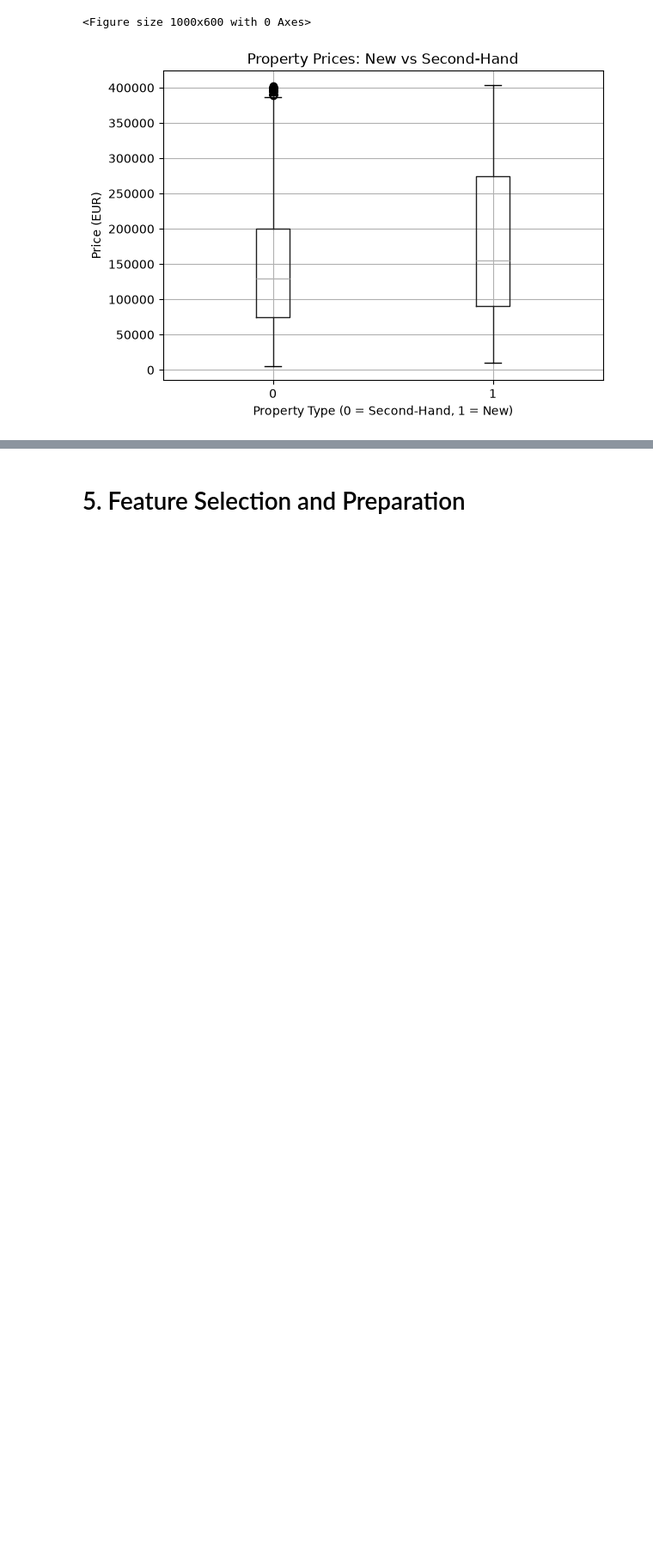
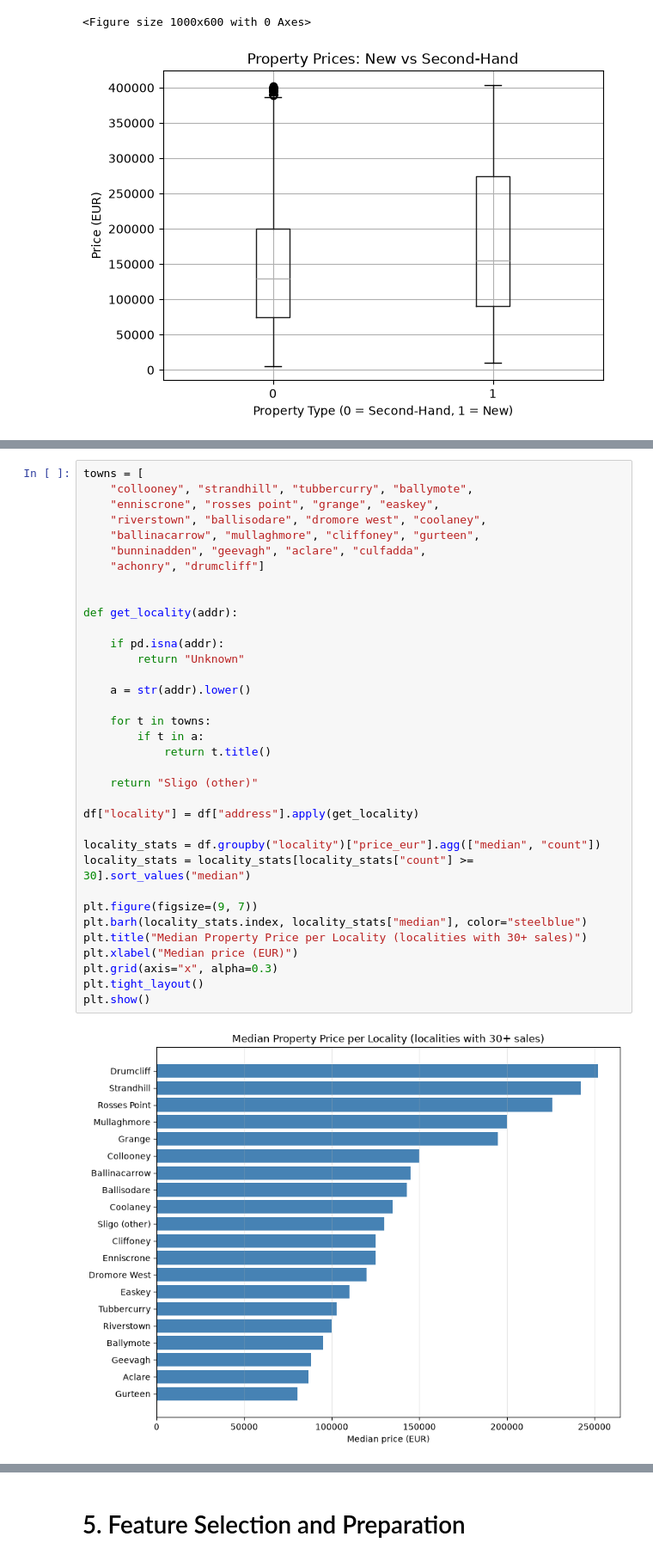
Before and after one commit to JessicaOliveiraCCT/Predicting-House-Prices-in-Sligo, a Jupyter notebook: Predicting_houses_price_CA.ipynb, the cells around one changed output, grey strips where cells are left out. Shown at 86% size. Saved outputs shown, nothing was run; the diff lists cells and outputs as text; blank space fills up the shorter version.

```diff
--- a/Predicting_houses_price_CA.ipynb
+++ b/Predicting_houses_price_CA.ipynb
@@ -383,0 +382,37 @@ plt.show()
+# %%
+towns = [
+    "collooney", "strandhill", "tubbercurry", "ballymote",
+    "enniscrone", "rosses point", "grange", "easkey",
+    "riverstown", "ballisodare", "dromore west", "coolaney",
+    "ballinacarrow", "mullaghmore", "cliffoney", "gurteen",
+    "bunninadden", "geevagh", "aclare", "culfadda",
+    "achonry", "drumcliff"]
+
+
+def get_locality(addr):
+
+    if pd.isna(addr):
+        return "Unknown"
+
+    a = str(addr).lower()
+
+    for t in towns:
+        if t in a:
+            return t.title()
+
+    return "Sligo (other)"
+
+df["locality"] = df["address"].apply(get_locality)
+
+locality_stats = df.groupby("locality")["price_eur"].agg(["median", "count"])
+locality_stats = locality_stats[locality_stats["count"] >= 30].sort_values("median")
+
+plt.figure(figsize=(9, 7))
+plt.barh(locality_stats.index, locality_stats["median"], color="steelblue")
+plt.title("Median Property Price per Locality (localities with 30+ sales)")
+plt.xlabel("Median price (EUR)")
+plt.grid(axis="x", alpha=0.3)
+plt.tight_layout()
+plt.show()
+# %% [output]
+[figure, added]
```
Also changed, not shown: parts of 48 cells of this notebook.
